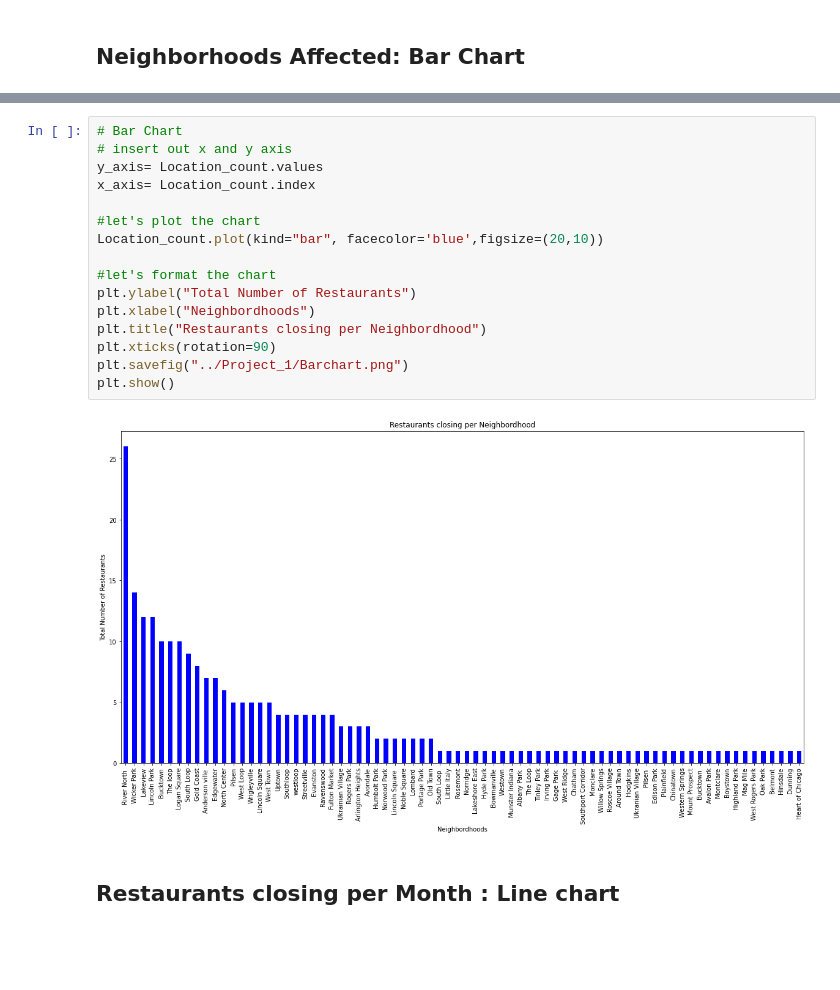
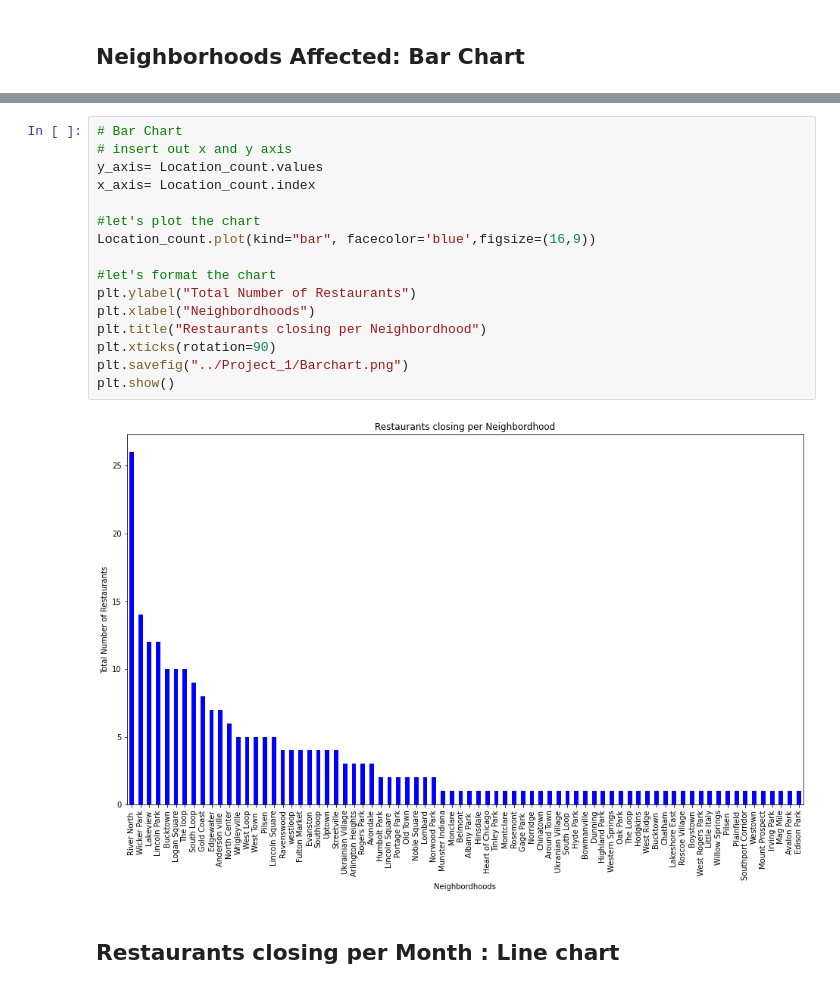
Before and after one commit to Josh-Weidenaar/Project_1, a Jupyter notebook: Main.ipynb, the cells around one changed output, grey strips where cells are left out. Cells and saved outputs as stored; diff of their text form; blank space fills up the shorter version.

```diff
--- a/Main.ipynb
+++ b/Main.ipynb
@@ -133,21 +133,21 @@ Name: Location, Length: 76, dtype: int64
 # %%
 # Bar Chart
 # insert out x and y axis
 y_axis= Location_count.values
 x_axis= Location_count.index
 
 #let's plot the chart
-Location_count.plot(kind="bar", facecolor='blue',figsize=(20,10))
+Location_count.plot(kind="bar", facecolor='blue',figsize=(16,9))
 
 #let's format the chart
 plt.ylabel("Total Number of Restaurants")
 plt.xlabel("Neighbordhoods")
 plt.title("Restaurants closing per Neighbordhood")
 plt.xticks(rotation=90)
 plt.savefig("../Project_1/Barchart.png")
 plt.show()
 # %% [output]
-[figure, old version]
+[figure, new version]
 # %% [markdown]
 ## Restaurants closing per Month : Line chart
 # %%
```
Also changed, not shown: parts of 5 cells of this notebook, 3 other files.
